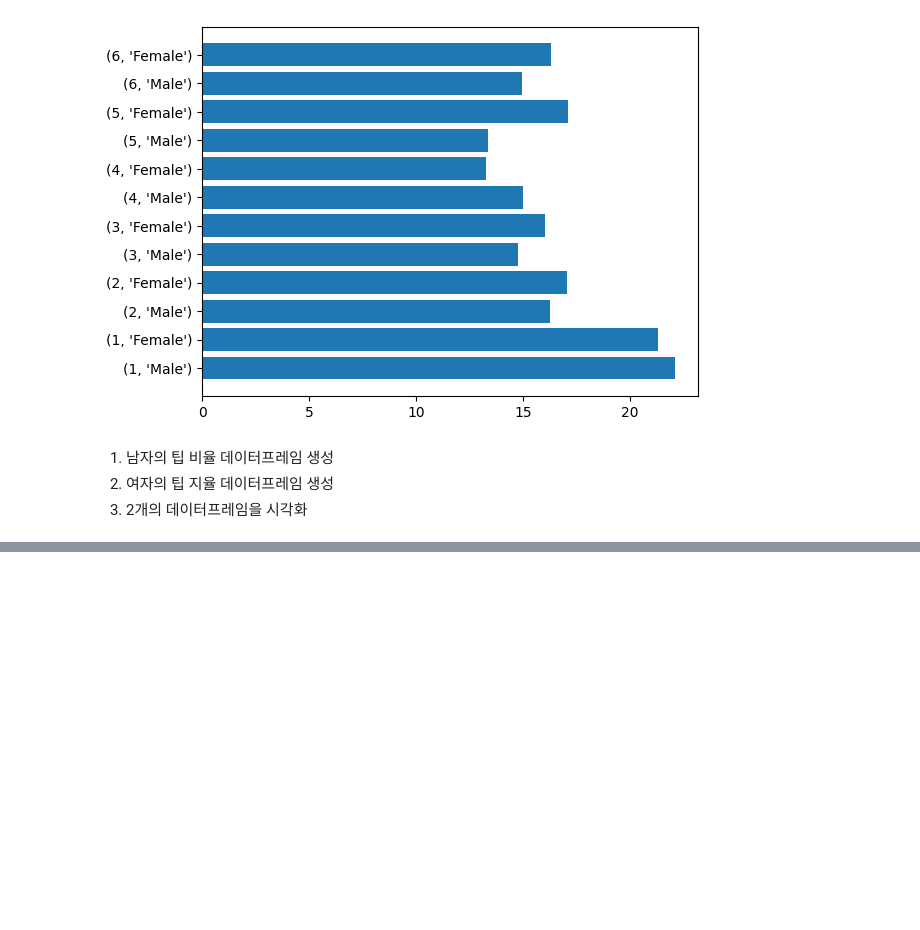
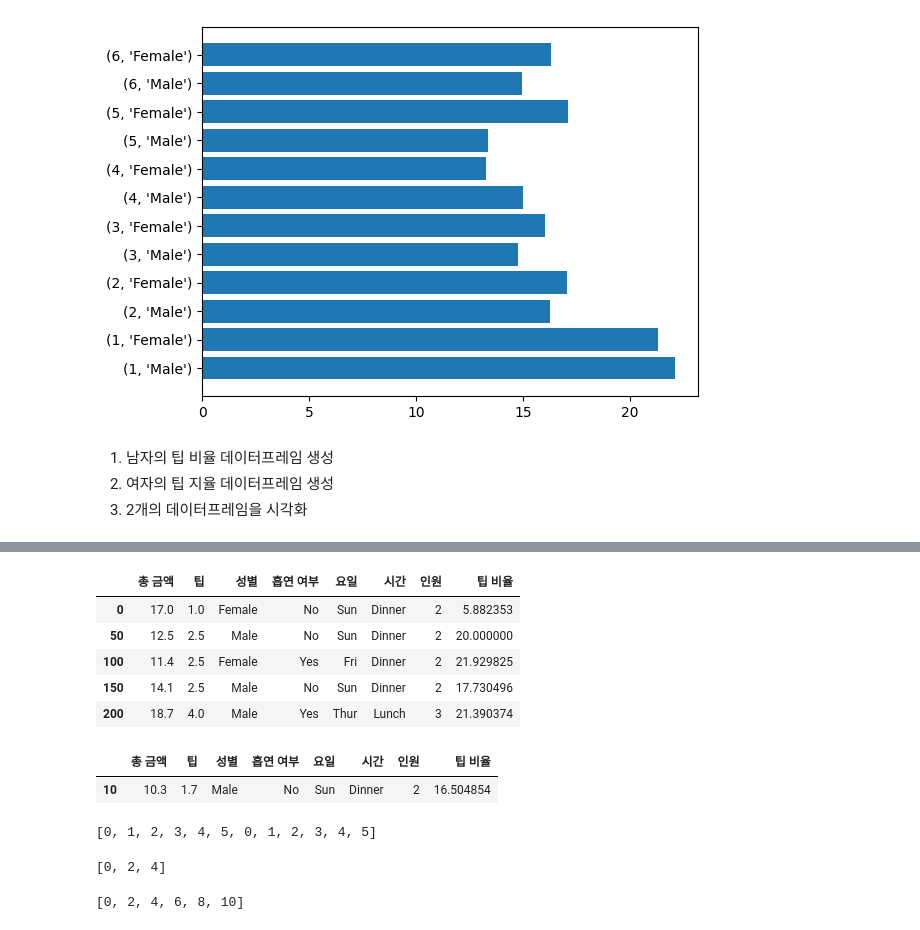
Before and after one commit to bsmoon-86/ezen-python, a Jupyter notebook: 230304/02_seaborn.ipynb, the cells around one changed output, grey strips where cells are left out. Drawn from its saved outputs; the diff is of its cells as text; code cells hidden in the pictures; blank space fills up the shorter version.

```diff
--- a/230304/02_seaborn.ipynb
+++ b/230304/02_seaborn.ipynb
@@ -67,3 +67,6 @@ group_data.index
 # 멀티 인덱스에 성별 부분만 출력
 for i in group_data.index:
     print(i[1])
+# %%
+sample = tips.set_index(['총 금액', '성별'])
+sample.loc[(10.3,'Male'),:]
@@ -80,0 +158,36 @@ female_data = pd.DataFrame()
+# %%
+test_df = pd.DataFrame()
+test2_df = pd.DataFrame()
+
+for i in tips.index:
+    if i % 10 == 0:
+        test_df = pd.concat([test_df, tips.loc[[i]]])
+    if i % 50 == 0:
+        test2_df = pd.concat([test2_df, tips.loc[[i]]])
+
+test2_df
+# %% [output]
+|  | 총 금액 | 팁 | 성별 | 흡연 여부 | 요일 | 시간 | 인원 | 팁 비율 |
+| 0 | 17.0 | 1.0 | Female | No | Sun | Dinner | 2 | 5.882353 |
+| 50 | 12.5 | 2.5 | Male | No | Sun | Dinner | 2 | 20.000000 |
+| 100 | 11.4 | 2.5 | Female | Yes | Fri | Dinner | 2 | 21.929825 |
+| 150 | 14.1 | 2.5 | Male | No | Sun | Dinner | 2 | 17.730496 |
+| 200 | 18.7 | 4.0 | Male | Yes | Thur | Lunch | 3 | 21.390374 |
+# %%
+tips.loc[[10]]
+# %% [output]
+|  | 총 금액 | 팁 | 성별 | 흡연 여부 | 요일 | 시간 | 인원 | 팁 비율 |
+| 10 | 10.3 | 1.7 | Male | No | Sun | Dinner | 2 | 16.504854 |
+# %%
+a = [0,1,2,3,4,5]
+a*2
+# %% [output]
+[0, 1, 2, 3, 4, 5, 0, 1, 2, 3, 4, 5]
+# %%
+list(range(0, 6, 1))
+# %% [output]
+[0, 2, 4]
+# %%
+list(range(0, 12, 2))
+# %% [output]
+[0, 2, 4, 6, 8, 10]
```
Also changed, not shown: parts of 12 cells of this notebook, 1 other file.
